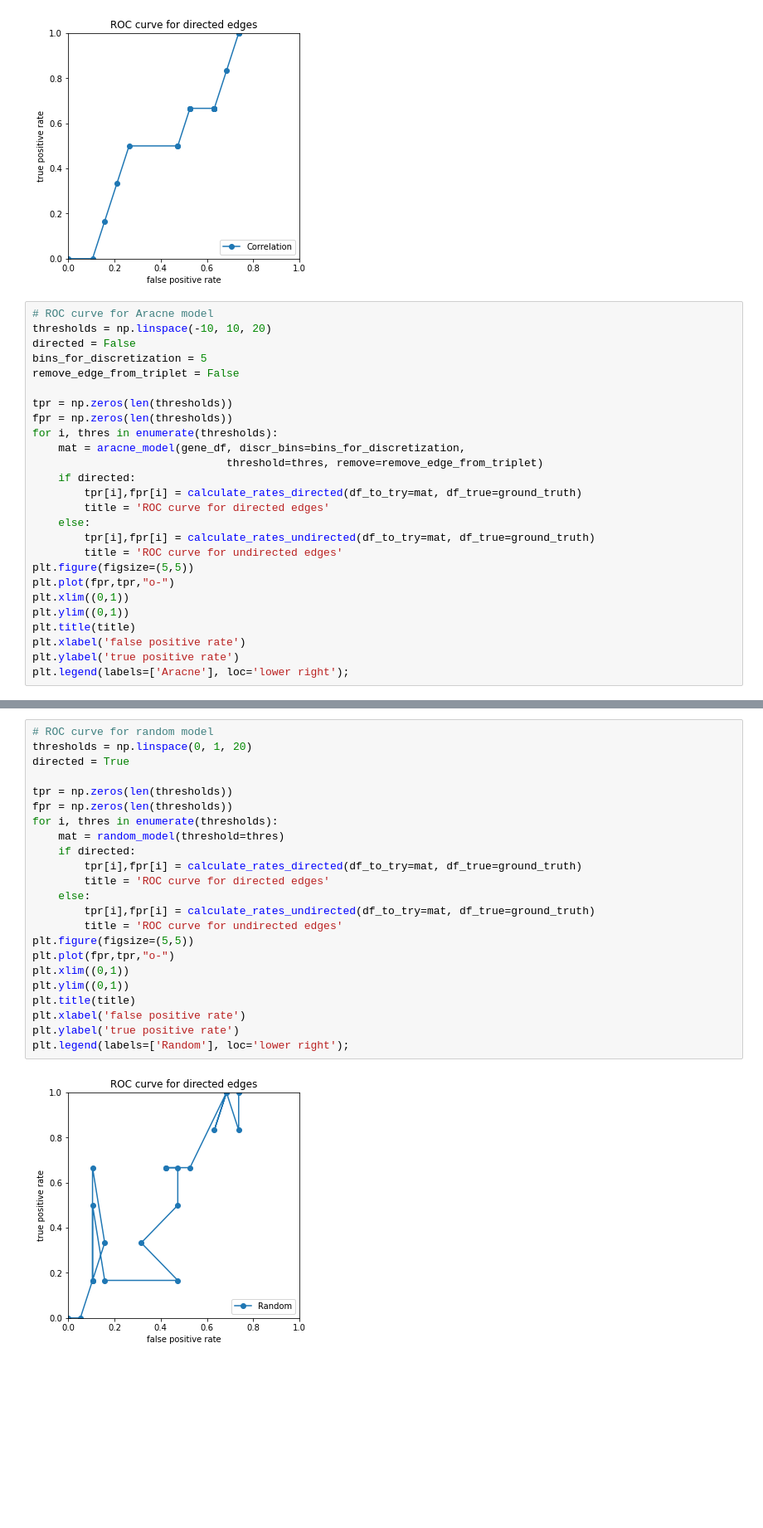
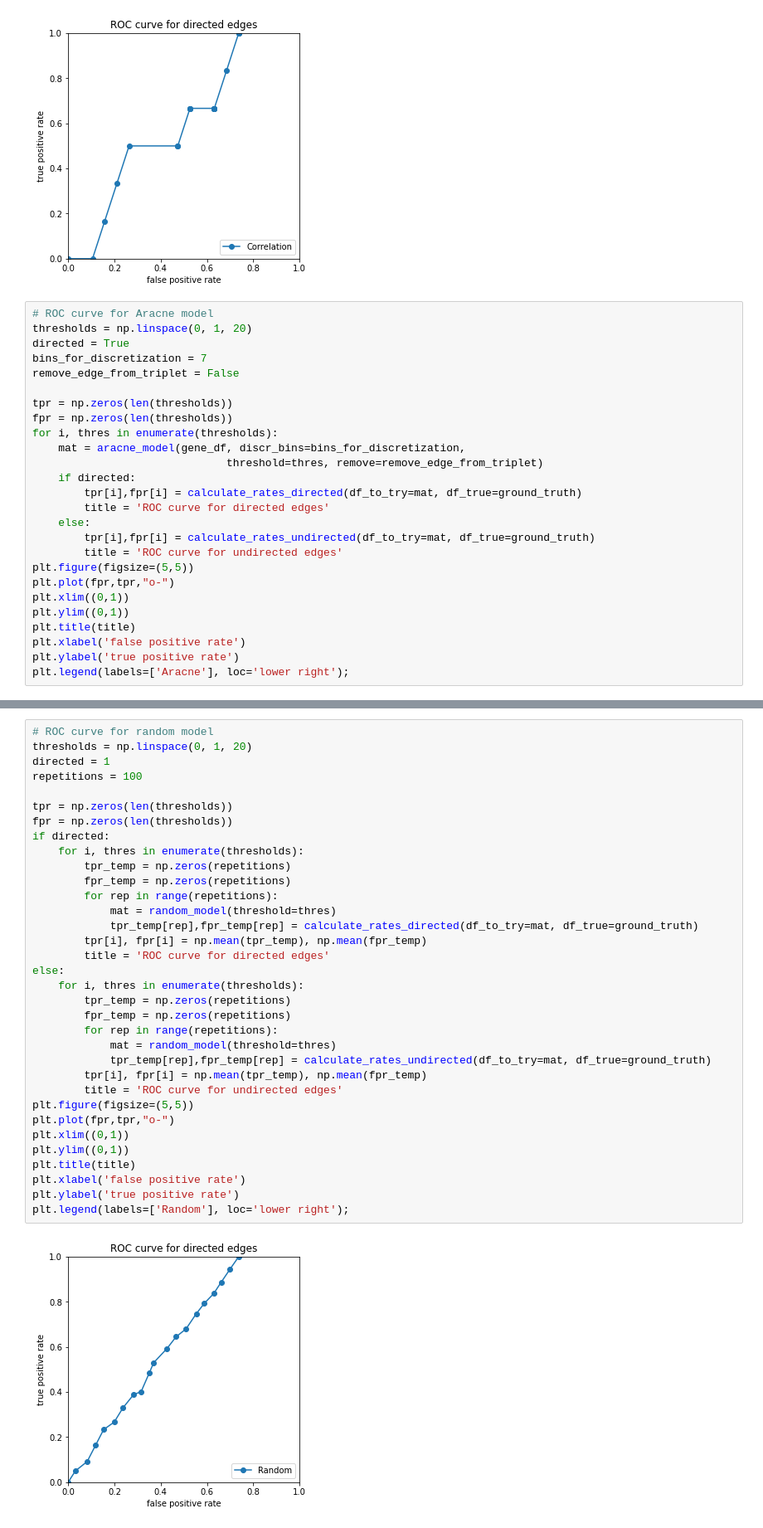
Before and after one commit to taggee/mbn-assignment, a Jupyter notebook: main.ipynb, the cells around one changed output, grey strips where cells are left out. Shown at 83% size. Cells and saved outputs as stored; diff of their text form; blank space fills up the shorter version.

Commit message:
improved ROC curve plotting for random model

```diff
--- a/main.ipynb
+++ b/main.ipynb
@@ -84,9 +84,9 @@ plt.legend(labels=['Correlation'], loc='lower right');
 [figure]
 # %%
 # ROC curve for Aracne model
-thresholds = np.linspace(-10, 10, 20)
-directed = False
-bins_for_discretization = 5
+thresholds = np.linspace(0, 1, 20)
+directed = True
+bins_for_discretization = 7
 remove_edge_from_triplet = False
 
 tpr = np.zeros(len(thresholds))
@@ -113,25 +113,36 @@ plt.legend(labels=['Aracne'], loc='lower right');
 # %%
 # ROC curve for random model
 thresholds = np.linspace(0, 1, 20)
-directed = True
+directed = 1
+repetitions = 100
 
 tpr = np.zeros(len(thresholds))
 fpr = np.zeros(len(thresholds))
-for i, thres in enumerate(thresholds):
-    mat = random_model(threshold=thres)
-    if directed:
-        tpr[i],fpr[i] = calculate_rates_directed(df_to_try=mat, df_true=ground_truth)
+if directed:
+    for i, thres in enumerate(thresholds):
+        tpr_temp = np.zeros(repetitions)
+        fpr_temp = np.zeros(repetitions)
+        for rep in range(repetitions):
+            mat = random_model(threshold=thres)
+            tpr_temp[rep],fpr_temp[rep] = calculate_rates_directed(df_to_try=mat, df_true=ground_truth)
+        tpr[i], fpr[i] = np.mean(tpr_temp), np.mean(fpr_temp)
         title = 'ROC curve for directed edges'
-    else:
-        tpr[i],fpr[i] = calculate_rates_undirected(df_to_try=mat, df_true=ground_truth)
+else:
+    for i, thres in enumerate(thresholds):
+        tpr_temp = np.zeros(repetitions)
+        fpr_temp = np.zeros(repetitions)
+        for rep in range(repetitions):
+            mat = random_model(threshold=thres)
+            tpr_temp[rep],fpr_temp[rep] = calculate_rates_undirected(df_to_try=mat, df_true=ground_truth)
+        tpr[i], fpr[i] = np.mean(tpr_temp), np.mean(fpr_temp)
         title = 'ROC curve for undirected edges'
 plt.figure(figsize=(5,5))
 plt.plot(fpr,tpr,"o-")
 plt.xlim((0,1))
 plt.ylim((0,1))
 plt.title(title)
 plt.xlabel('false positive rate')
 plt.ylabel('true positive rate')
 plt.legend(labels=['Random'], loc='lower right');
 # %% [output]
-[figure, old version]
+[figure, new version]
```
Also changed, not shown: parts of 1 cell of this notebook.
